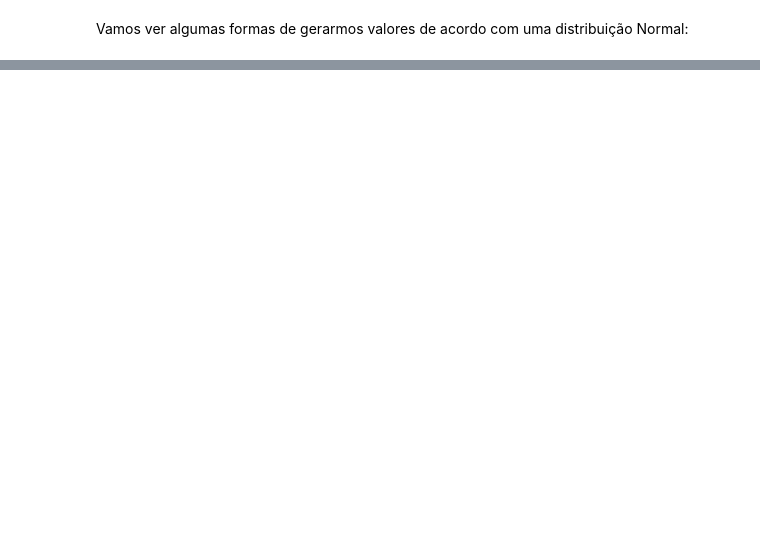
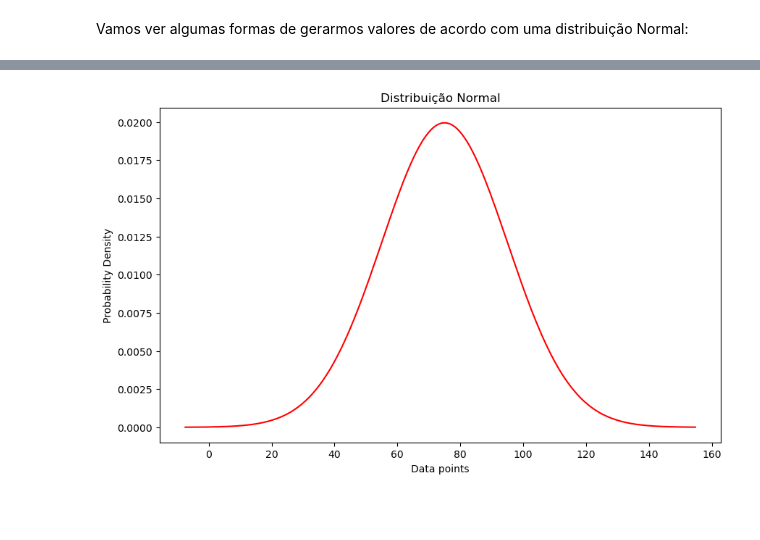
Before and after one commit to karibeam/DS_Americanas_922, a Jupyter notebook: Aula 4 - Distribuição Normal e Teorema Central do Limite.ipynb, the cells around one changed output, grey strips where cells are left out. Drawn from its saved outputs; the diff is of its cells as text; code cells hidden in the pictures; blank space fills up the shorter version.

```diff
--- a/Aula 4 - Distribuição Normal e Teorema Central do Limite.ipynb
+++ b/Aula 4 - Distribuição Normal e Teorema Central do Limite.ipynb
@@ -53,3 +104,28 @@ import math as math
+# %%
+import scipy
+
+# Gerando a mesma curva normal a partir de uma função do scipy
+y = scipy.stats.norm(loc = mu, scale = sigma).pdf(x)
+
+# Define o tamanho de uma figura para o gráfico
+plt.figure(figsize=(10,6))
+
+#Cria um titulo
+plt.title('Distribuição Normal')
+
+# Plot da curva normal
+plt.plot(x, y, color = 'red')
+
+# Label X
+plt.xlabel('Data points')
+
+# Label Y
+plt.ylabel('Probability Density')
+
+# Mostra o Gráfico
+plt.show()
+# %% [output]
+[figure, added]
 # %% [markdown]
 ##
 # %% [markdown]
```
Also changed, not shown: parts of 17 cells of this notebook.
